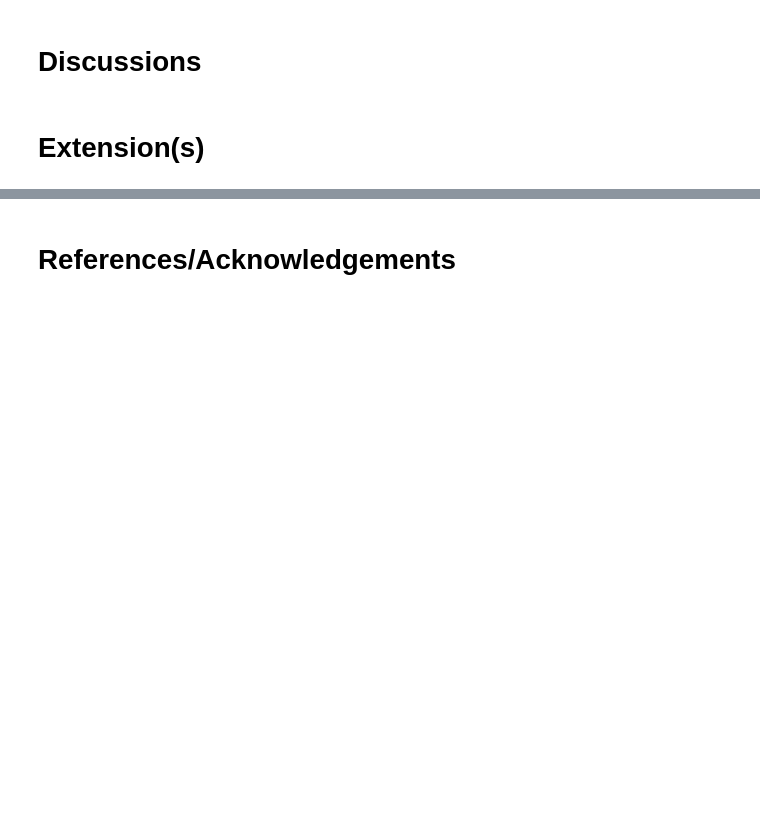
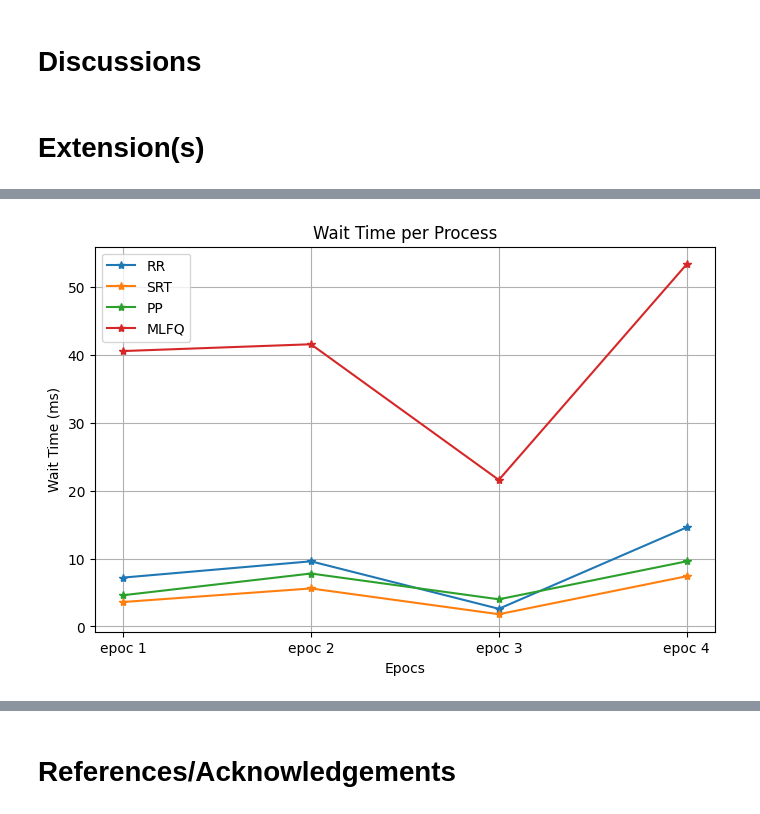
Before and after one commit to al-jisal/CS337-OperatingSystems, a Jupyter notebook: Project02/Scheduling_Analyses2.ipynb, the cells around one changed output, grey strips where cells are left out. Saved outputs shown, nothing was run; the diff lists cells and outputs as text; code cells hidden in the pictures; blank space fills up the shorter version.

```diff
--- a/Project02/Scheduling_Analyses2.ipynb
+++ b/Project02/Scheduling_Analyses2.ipynb
@@ -294,0 +468,4 @@ fig.show()
+# %%
+plot_metric(wait_times, "Wait Time per Process", "Wait Time (ms)")
+# %% [output]
+[figure, added]
```
Also changed, not shown: parts of 28 cells of this notebook.
